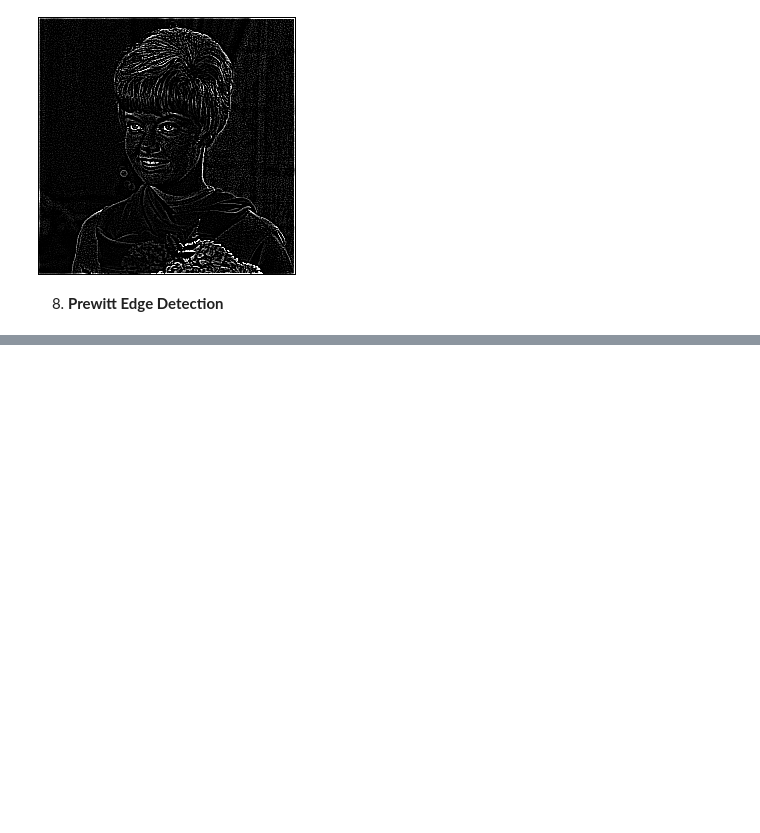
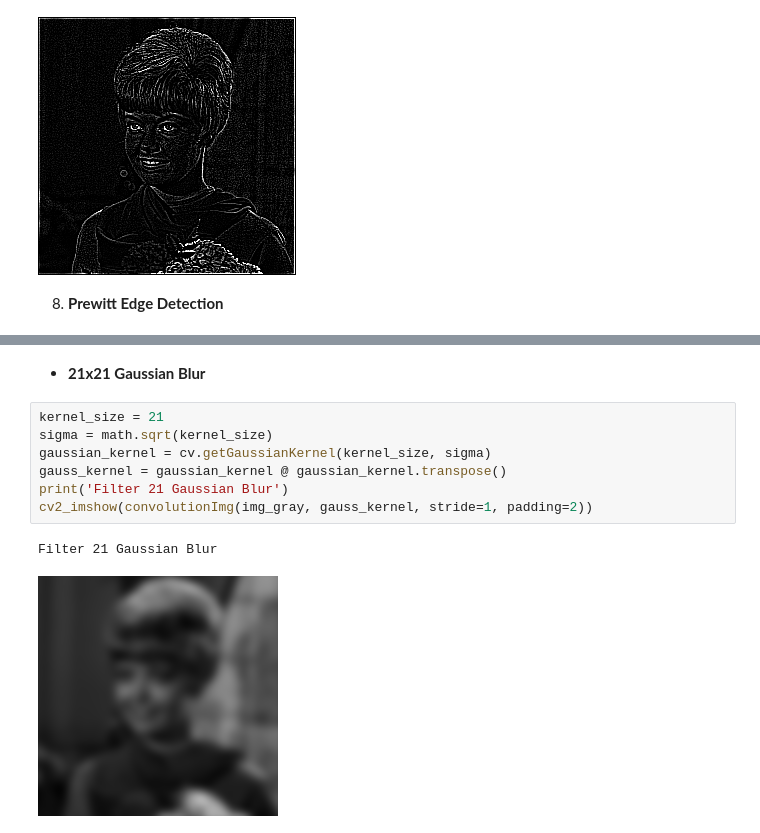
Before and after one commit to RizqiRHuda/PVCK_Semester5, a Jupyter notebook: week7.ipynb, the cells around one changed output, grey strips where cells are left out. Saved outputs shown, nothing was run; the diff lists cells and outputs as text; blank space fills up the shorter version.

```diff
--- a/week7.ipynb
+++ b/week7.ipynb
@@ -252,0 +264,12 @@ Filter Canny Edge Detection
+# %% [markdown]
+* **21x21 Gaussian Blur**
+# %%
+kernel_size = 21
+sigma = math.sqrt(kernel_size)
+gaussian_kernel = cv.getGaussianKernel(kernel_size, sigma)
+gauss_kernel = gaussian_kernel @ gaussian_kernel.transpose()
+print('Filter 21 Gaussian Blur')
+cv2_imshow(convolutionImg(img_gray, gauss_kernel, stride=1, padding=2))
+# %% [output]
+Filter 21 Gaussian Blur
+[figure, added]
```
Also changed, not shown: parts of 17 cells of this notebook.
